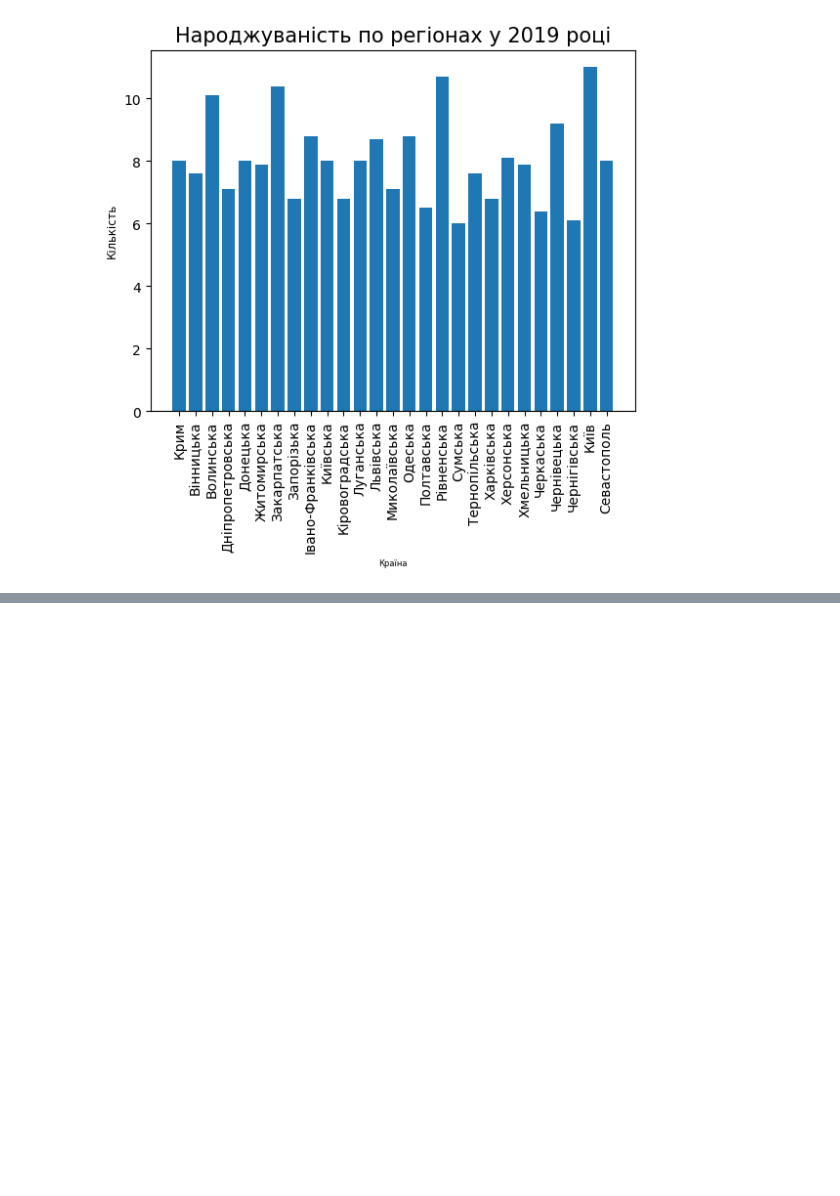
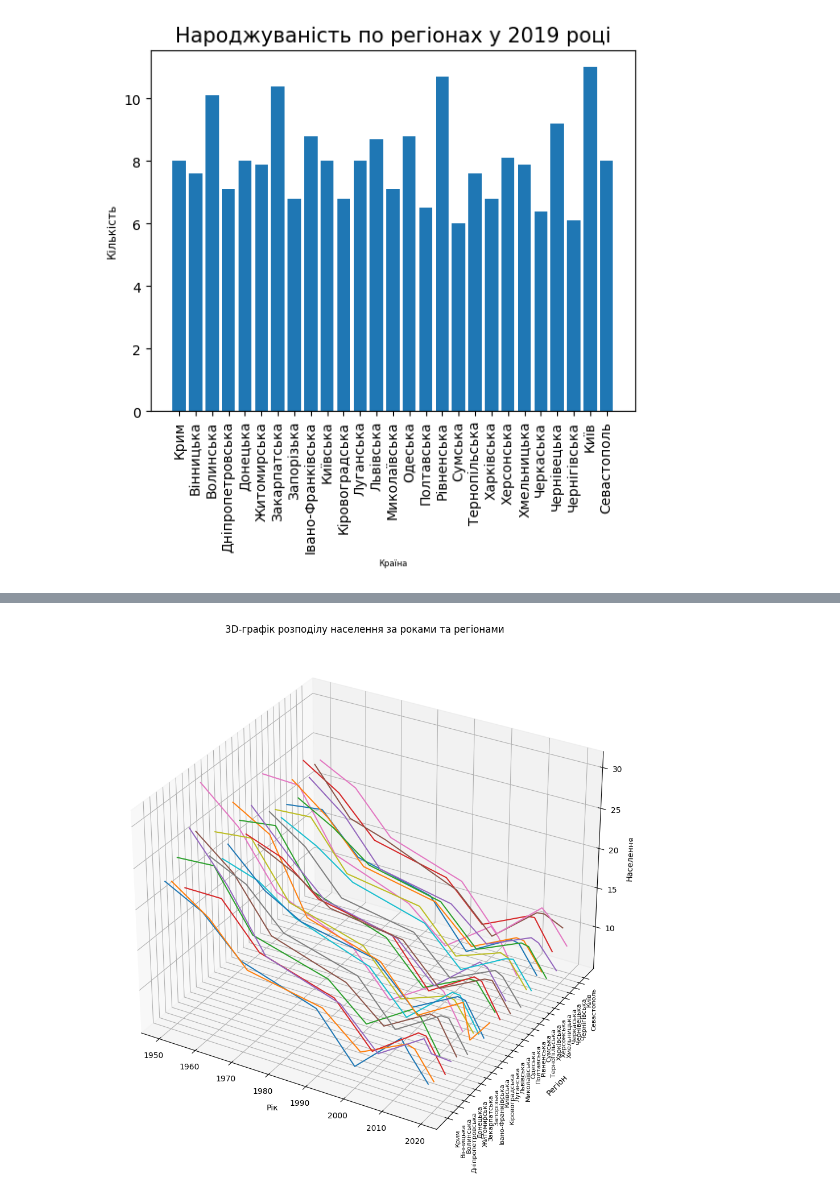
Before and after one commit to djmary-k/Py16DS_HW02, a Jupyter notebook: Hw2_1.ipynb, the cells around one changed output, grey strips where cells are left out. Saved outputs shown, nothing was run; the diff lists cells and outputs as text; code cells hidden in the pictures; blank space fills up the shorter version.

```diff
--- a/Hw2_1.ipynb
+++ b/Hw2_1.ipynb
@@ -229,0 +272,27 @@ plt.show()
+# %%
+# 3D-графік відображає динаміку населення в регіонах за кілька років.
+regions = df_without_nan['Регіон']
+years = df_without_nan.columns[1:].astype(int)
+population = df_without_nan.iloc[:, 1:]
+
+fig = plt.figure(figsize=(15, 12))
+ax = fig.add_subplot(111, projection='3d')
+
+# Побудова точок для кожного регіону та кожного року
+for i in range(len(regions)):
+    xs = years
+    ys = [i] * len(years)
+    zs = population.iloc[i]
+    ax.plot(xs, ys, zs)
+
+ax.set_yticks(range(len(regions)))
+ax.set_yticklabels(regions, rotation=90, fontsize=8)
+
+ax.set_xlabel('Рік')
+ax.set_ylabel('Регіон', labelpad=24)
+ax.set_zlabel('Населення')
+
+plt.title('3D-графік розподілу населення за роками та регіонами')
+plt.show()
+# %% [output]
+[figure, added]
```
Also changed, not shown: parts of 6 cells of this notebook.
